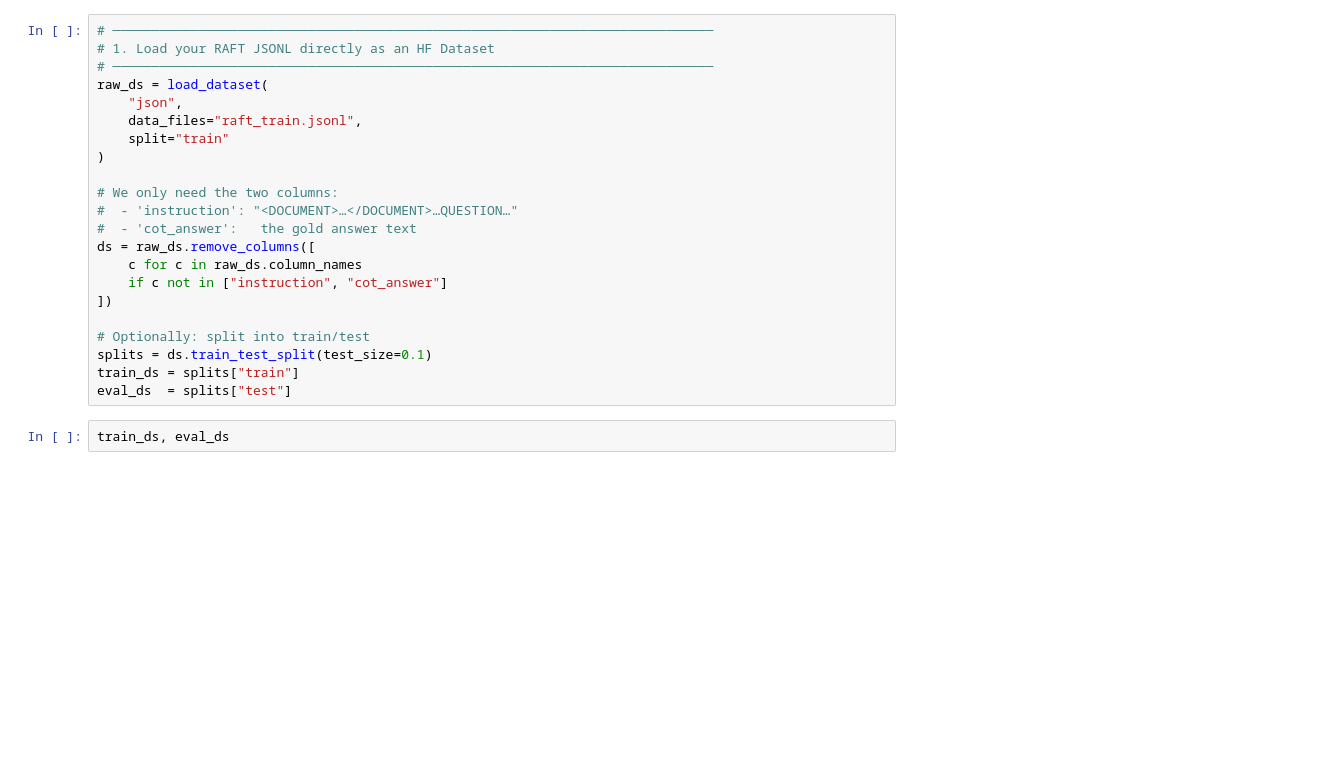
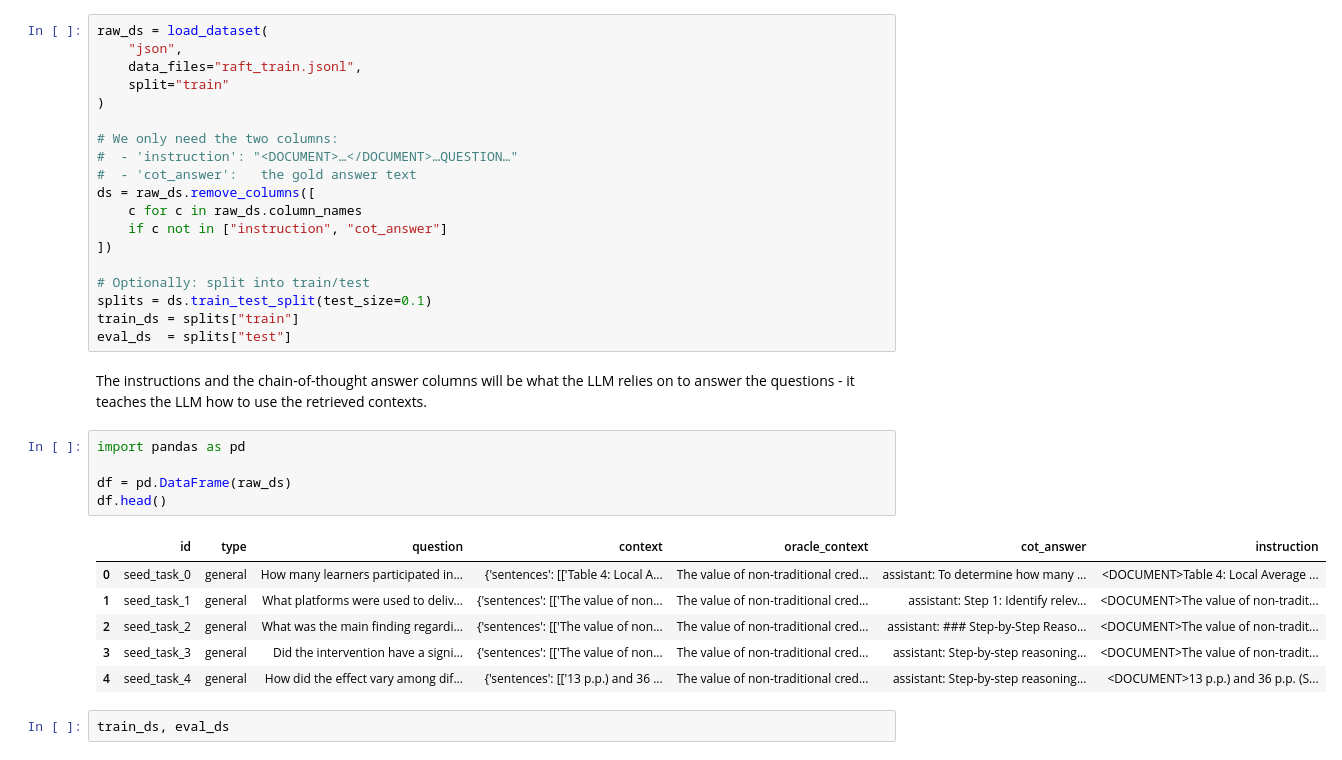
Before and after one commit to tituslhy/ideal-palm-tree, a Jupyter notebook: notebooks/raft_finetune.ipynb, the cells around one changed output. Saved outputs shown, nothing was run; the diff lists cells and outputs as text; blank space fills up the shorter version.

```diff
--- a/notebooks/raft_finetune.ipynb
+++ b/notebooks/raft_finetune.ipynb
@@ -14,7 +26,4 @@ from multiprocessing import cpu_count
 # %%
-# ─────────────────────────────────────────────────────────────────────────────
-# 1. Load your RAFT JSONL directly as an HF Dataset
-# ─────────────────────────────────────────────────────────────────────────────
 raw_ds = load_dataset(
     "json",
     data_files="raft_train.jsonl",
@@ -33,6 +42,20 @@ ds = raw_ds.remove_columns([
 splits = ds.train_test_split(test_size=0.1)
 train_ds = splits["train"]
 eval_ds  = splits["test"]
+# %% [markdown]
+The instructions and the chain-of-thought answer columns will be what the LLM relies on to answer the questions - it teaches the LLM how to use the retrieved contexts.
+# %%
+import pandas as pd
+
+df = pd.DataFrame(raw_ds)
+df.head()
+# %% [output]
+|  | id | type | question | context | oracle_context | cot_answer | instruction |
+| 0 | seed_task_0 | general | How many learners participated in... | {'sentences': [['Table 4: Local A... | The value of non-traditional cred... | assistant: To determine how many ... | <DOCUMENT>Table 4: Local Average ... |
+| 1 | seed_task_1 | general | What platforms were used to deliv... | {'sentences': [['The value of non... | The value of non-traditional cred... | assistant: Step 1: Identify relev... | <DOCUMENT>The value of non-tradit... |
+| 2 | seed_task_2 | general | What was the main finding regardi... | {'sentences': [['The value of non... | The value of non-traditional cred... | assistant: ### Step-by-Step Reaso... | <DOCUMENT>The value of non-tradit... |
+| 3 | seed_task_3 | general | Did the intervention have a signi... | {'sentences': [['The value of non... | The value of non-traditional cred... | assistant: Step-by-step reasoning... | <DOCUMENT>The value of non-tradit... |
+| 4 | seed_task_4 | general | How did the effect vary among dif... | {'sentences': [['13 p.p.) and 36 ... | The value of non-traditional cred... | assistant: Step-by-step reasoning... | <DOCUMENT>13 p.p.) and 36 p.p. (S... |
 # %%
 train_ds, eval_ds
 # %% [output]
```
Also changed, not shown: parts of 18 cells of this notebook.
